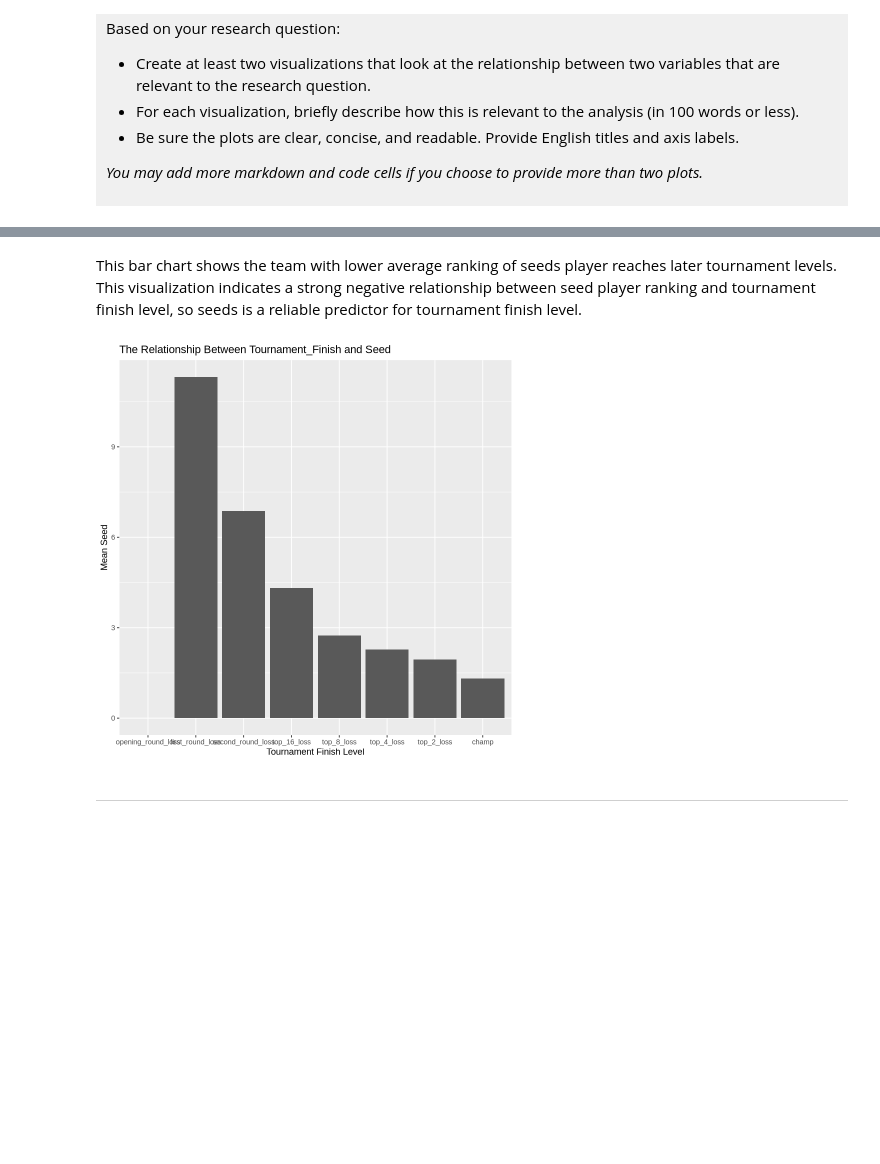
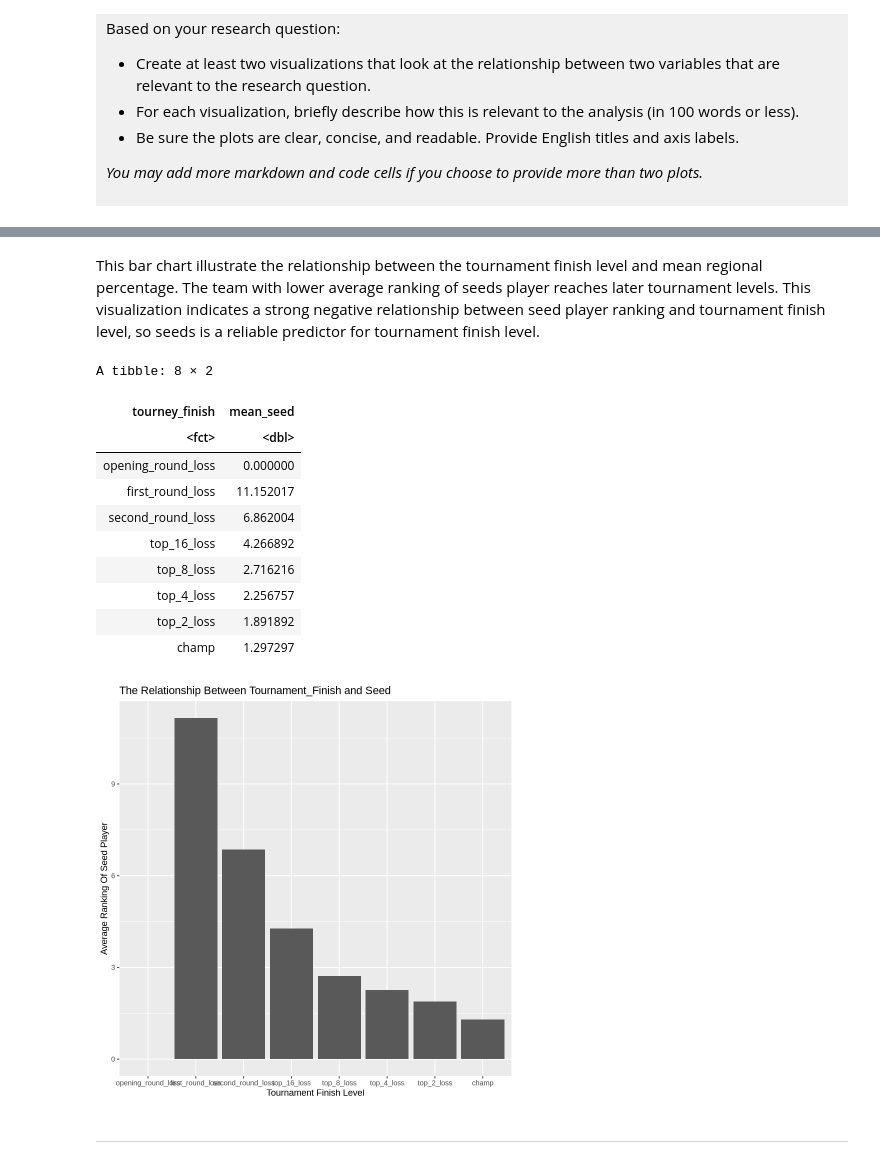
Before and after one commit to Fiona-Cui/dsci-100-project-template-2026-Hangfei-Cui, a Jupyter notebook: dsci-100-project-notebook.ipynb, the cells around one changed output, grey strips where cells are left out. Cells and saved outputs as stored; diff of their text form; code cells hidden in the pictures; blank space fills up the shorter version.

```diff
--- a/dsci-100-project-notebook.ipynb
+++ b/dsci-100-project-notebook.ipynb
@@ -355,14 +374,26 @@ labs(x = "Tournament Finish Level", y = "Mean Regional Win Percentage", title =
 # %% [markdown]
-This bar chart shows the team with lower average ranking of seeds player reaches later tournament levels. This visualization indicates a strong negative relationship between seed player ranking and tournament finish level, so seeds is a reliable predictor for tournament finish level.
+This bar chart illustrate the relationship between the tournament finish level and mean regional percentage. The team with lower average ranking of seeds player reaches later tournament levels. This visualization indicates a strong negative relationship between seed player ranking and tournament finish level, so seeds is a reliable predictor for tournament finish level.
 # %%
 mean_seed_table <- tidy_data|>
 mutate(tourney_finish = factor(tourney_finish, levels = c("opening_round_loss", "first_round_loss", "second_round_loss", "top_16_loss", "top_8_loss", "top_4_loss", "top_2_loss", "champ")))|>
 group_by(tourney_finish)|>
 summarise(mean_seed = mean(seed))
+mean_seed_table
 ggplot(mean_seed_table, aes(x = tourney_finish, y = mean_seed))+ geom_bar(stat = "identity") +
 labs(x = "Tournament Finish Level", y = "Average Ranking Of Seed Player", title = "The Relationship Between Tournament_Finish and Seed")
 # %% [output]
+A tibble: 8 × 2
+| tourney_finish | mean_seed |
+| <fct> | <dbl> |
+| opening_round_loss | 0.000000 |
+| first_round_loss | 11.152017 |
+| second_round_loss | 6.862004 |
+| top_16_loss | 4.266892 |
+| top_8_loss | 2.716216 |
+| top_4_loss | 2.256757 |
+| top_2_loss | 1.891892 |
+| champ | 1.297297 |
-[figure, old version]
+[figure, new version]
 # %% [markdown]
 ------
 # %% [markdown]
```
Also changed, not shown: parts of 17 cells of this notebook.
